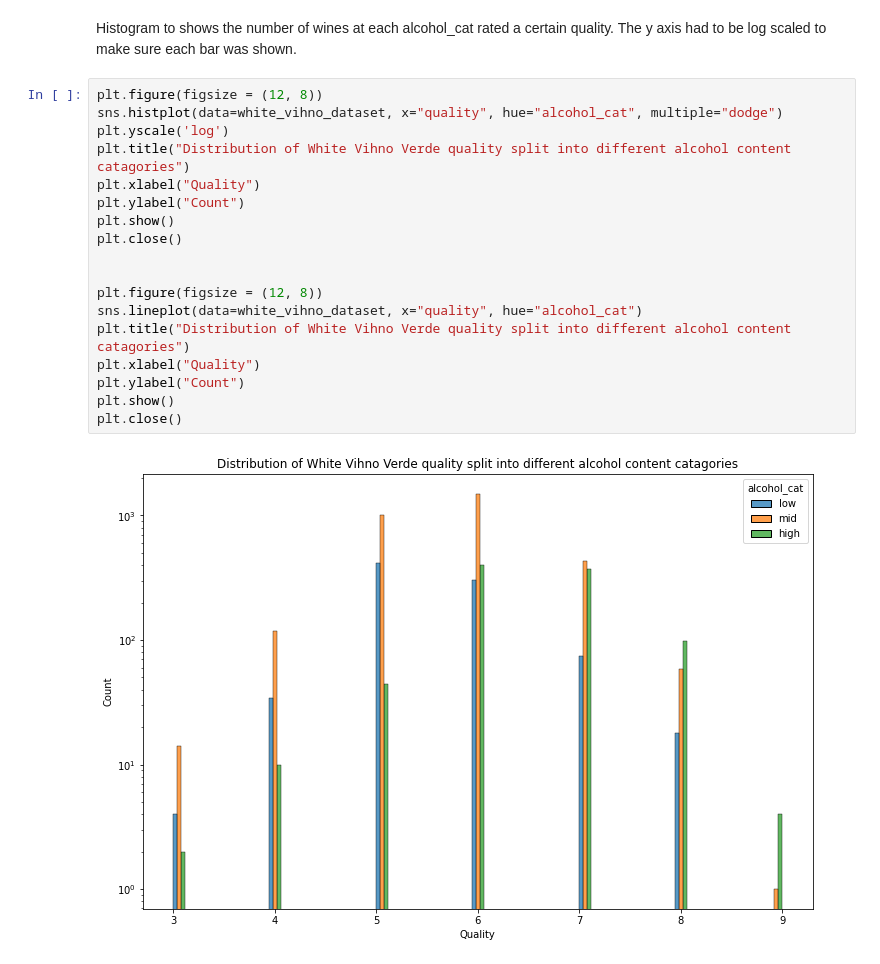
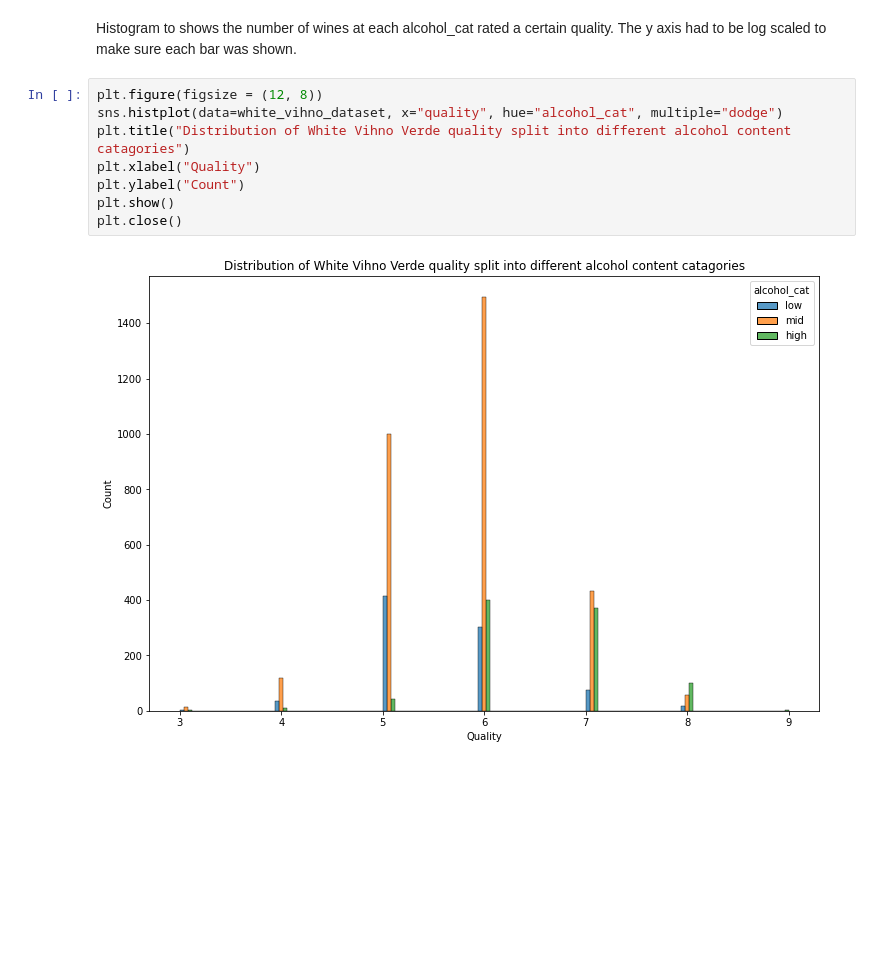
Before and after one commit to c0037654Newcastle/CSC2034-DS-Project, a Jupyter notebook: CSC2034_DS_Project.ipynb, the cells around one changed output. Cells and saved outputs as stored; diff of their text form; blank space fills up the shorter version.

```diff
--- a/CSC2034_DS_Project.ipynb
+++ b/CSC2034_DS_Project.ipynb
@@ -136,20 +175,10 @@ Histogram to shows the number of wines at each alcohol_cat rated a certain quali
 # %%
 plt.figure(figsize = (12, 8))
 sns.histplot(data=white_vihno_dataset, x="quality", hue="alcohol_cat", multiple="dodge")
-plt.yscale('log')
 plt.title("Distribution of White Vihno Verde quality split into different alcohol content catagories")
 plt.xlabel("Quality")
 plt.ylabel("Count")
 plt.show()
 plt.close()
-
-
-plt.figure(figsize = (12, 8))
-sns.lineplot(data=white_vihno_dataset, x="quality", hue="alcohol_cat")
-plt.title("Distribution of White Vihno Verde quality split into different alcohol content catagories")
-plt.xlabel("Quality")
-plt.ylabel("Count")
-plt.show()
-plt.close()
 # %% [output]
-[figure, old version]
+[figure, new version]
```
Also changed, not shown: parts of 7 cells of this notebook.
